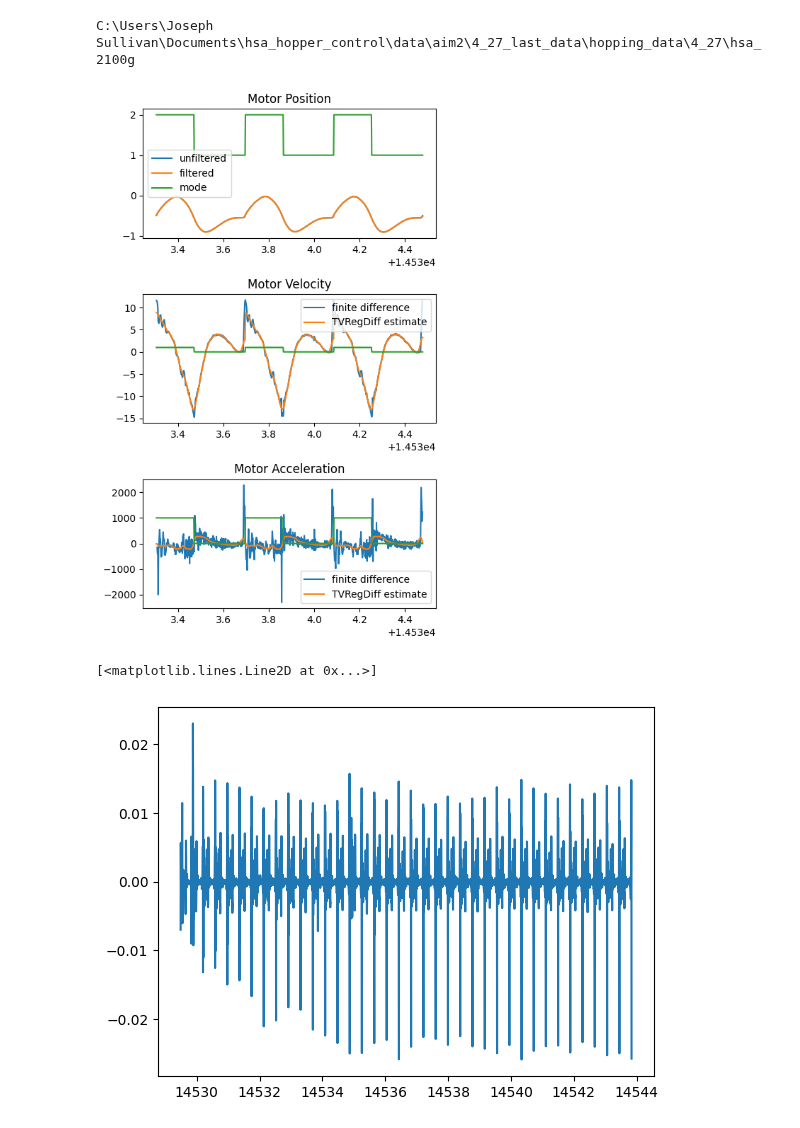
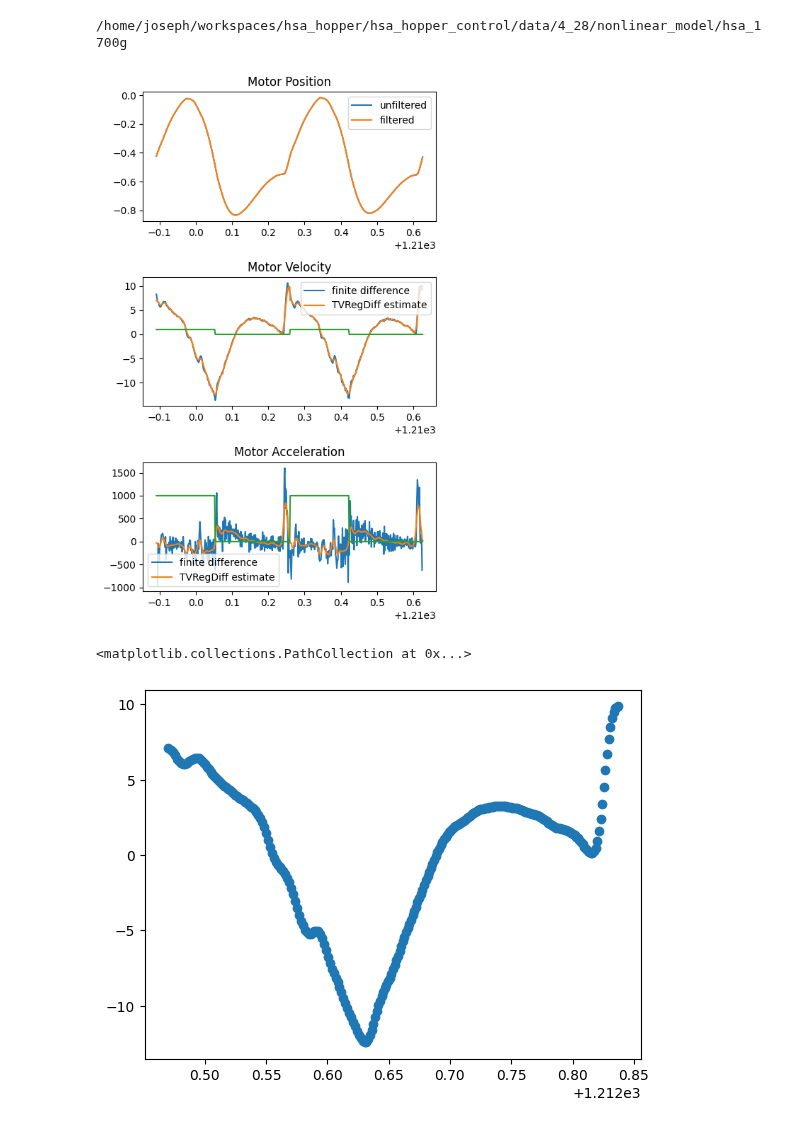
Before and after one commit to JGSuw/hsa_hopper_control, a Jupyter notebook: notebooks/aim2/collate_data.ipynb, the cells around one changed output. Saved outputs shown, nothing was run; the diff lists cells and outputs as text; code cells hidden in the pictures.

Commit message:
working on figures now

```diff
--- a/notebooks/aim2/collate_data.ipynb
+++ b/notebooks/aim2/collate_data.ipynb
@@ -170,7 +170,7 @@ import yaml
 from hsa_hopper.kinematics import *
 from hsa_hopper.controller import HopController
 kin_params = KinematicParameters(.07,.15,.3,-.005)
-root_dir = r'C:\Users\Joseph Sullivan\Documents\hsa_hopper_control\data\aim2\4_27_last_data\hopping_data\4_27'
+root_dir = r'/home/joseph/workspaces/hsa_hopper/hsa_hopper_control/data/4_28/nonlinear_model'
 differ = RegDiffer()
 for experiment_path in os.listdir(root_dir):
     experiment_dir = os.path.join(root_dir, experiment_path)
@@ -189,15 +189,12 @@ for experiment_path in os.listdir(root_dir):
                 continue
             x_raw = df['x_rad'].to_numpy(copy=True)
             tau_raw = df['torque'].to_numpy(copy=True)
-            x, xdot, xddot = differ.diff_x(df, [1,0,1e-6])
-            # tau = differ.smooth_tau(df, [1,0,100])
+            x, xdot, xddot = differ.diff_x(df, [1,1e-6,1e-7])
             fk,jac,hess = forward_kinematics(kin_params,x,jacobian=True,hessian=True)
             df['x_raw'] = x_raw
             df['x_rad'] = x
             df['xdot'] = xdot
             df['xddot'] = xddot
-            # df['torque'] = tau
-            # df['torque_raw'] = tau_raw
             df['y_m'] = fk[0]
             df['ydot'] = jac[0]*xdot
             df['yddot'] = jac[0]*xddot + xdot*hess[0]*xdot
@@ -300,10 +297,10 @@ Solving regularized differentiation problem
 # %%
 print(experiment_dir)
 # %% [output]
-C:\Users\Joseph Sullivan\Documents\hsa_hopper_control\data\aim2\4_27_last_data\hopping_data\4_27\hsa_2100g
+/home/joseph/workspaces/hsa_hopper/hsa_hopper_control/data/4_28/nonlinear_model/hsa_1700g
 # %%
 from matplotlib import pyplot as plt
-frame = (10 <= trial_df['hop_idx']) & (trial_df['hop_idx'] <= 12)
+frame = (4 <= trial_df['hop_idx']) & (trial_df['hop_idx'] <= 5)
 x = trial_df.loc[frame,'x_rad'].to_numpy()
 x_raw = trial_df.loc[frame,'x_raw'].to_numpy()
 xdot = trial_df.loc[frame,'xdot'].to_numpy()
@@ -313,7 +310,7 @@ mode = trial_df.loc[frame,'mode'].to_numpy()
 fig,axs = plt.subplots(nrows=3,figsize=(5,8))
 axs[0].plot(t,x_raw,label='unfiltered')
 axs[0].plot(t,x,label='filtered')
-axs[0].plot(t,mode,label='mode')
+# axs[0].plot(t,mode,label='mode')
 axs[0].legend()
 axs[0].set_title('Motor Position')
 axs[1].plot(t[:-1],np.diff(x_raw)/np.diff(t),label='finite difference')
@@ -329,15 +326,16 @@ axs[2].legend()
 fig.tight_layout()
 fig.savefig('tvregdiff.png')
 # %% [output]
-[figure, old version]
+[figure, new version]
 # %%
-x = trial_df['x_rad'].to_numpy()
-x_raw = trial_df['x_raw'].to_numpy()
-t = trial_df['t_s'].to_numpy()
-plt.plot(t,x-x_raw)
+frame = trial_df['hop_idx'] == 11
+xdot = trial_df.loc[frame,'xdot']
+t = trial_df.loc[frame,'t_s']
+plt.scatter(t,xdot)
+# plt.plot(t,x-x_raw)
 # %% [output]
-[<matplotlib.lines.Line2D at 0x...>]
+<matplotlib.collections.PathCollection at 0x...>
-[figure, old version]
+[figure, new version]
 # %%
 for idx in trial_df['hop_idx'].unique():
     # find maximum acceleration in stance
```
Also changed, not shown: parts of 3 cells of this notebook, 3 other files.
